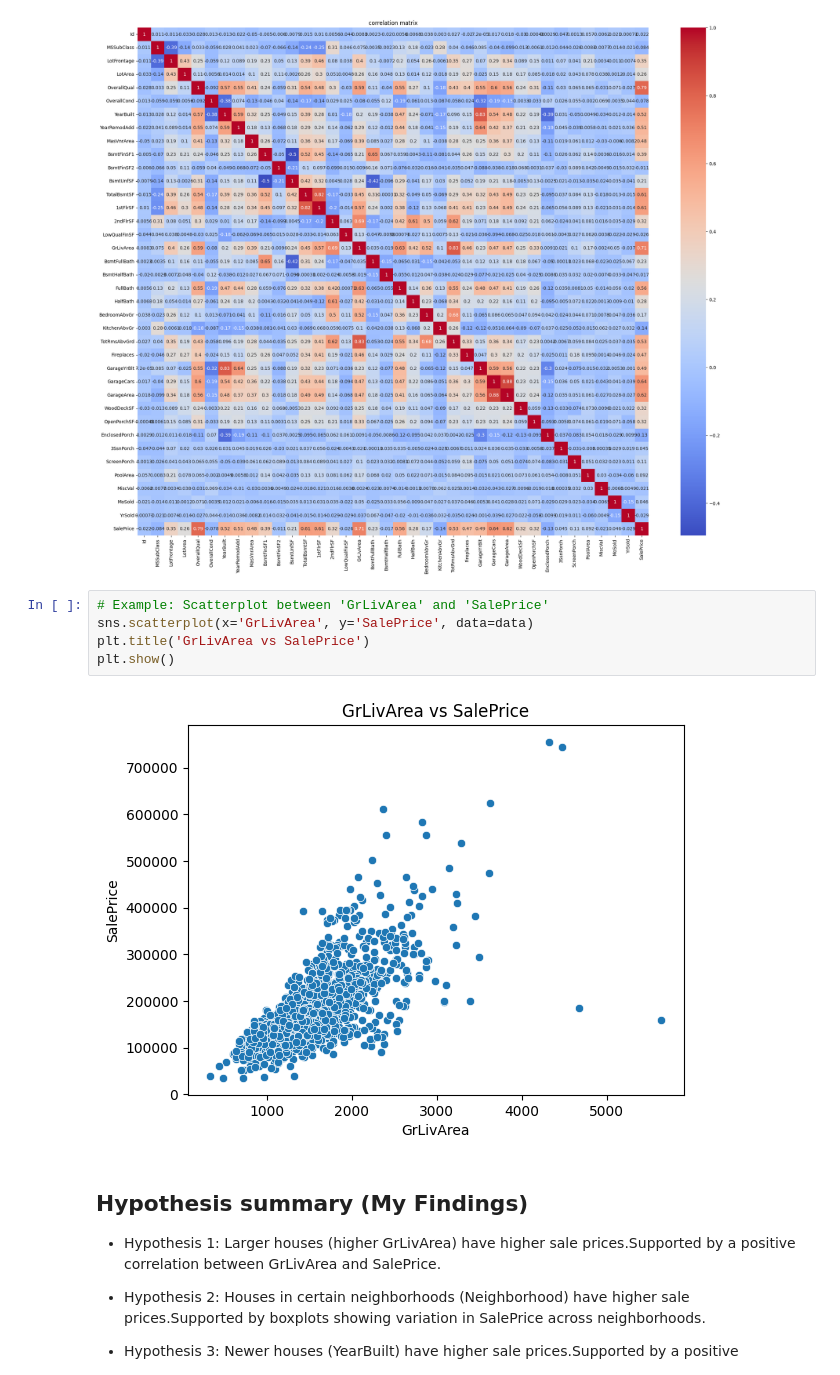
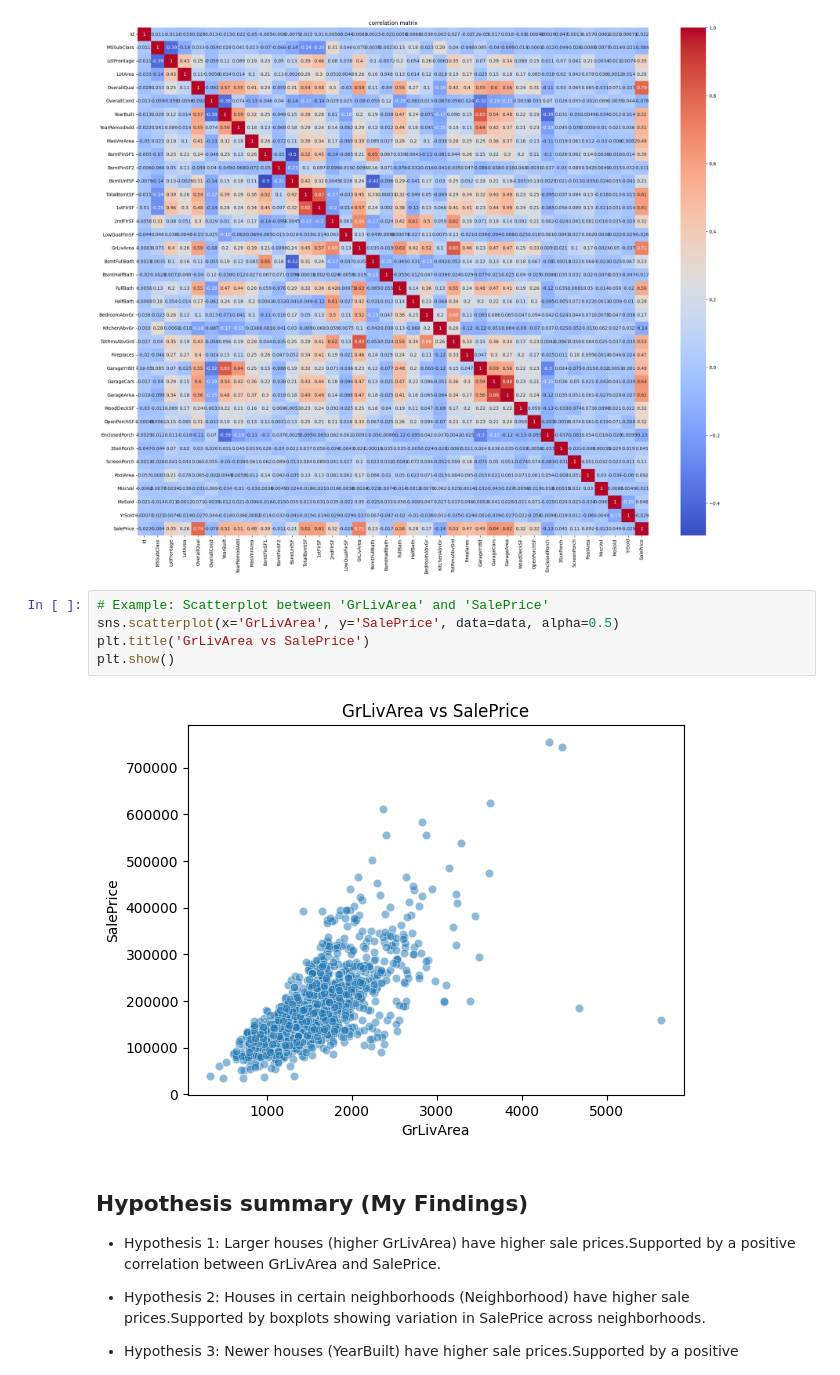
Before and after one commit to RonnyMuthomi/Housing_-Prices_-Competition_for_Kaggle_Learn_Users, a Jupyter notebook: house_price_competion_kaggle.ipynb, the cells around one changed output. Cells and saved outputs as stored; diff of their text form.

```diff
--- a/house_price_competion_kaggle.ipynb
+++ b/house_price_competion_kaggle.ipynb
@@ -169,11 +184,11 @@ plt.show()
 [figure]
 # %%
 # Example: Scatterplot between 'GrLivArea' and 'SalePrice'
-sns.scatterplot(x='GrLivArea', y='SalePrice', data=data)
+sns.scatterplot(x='GrLivArea', y='SalePrice', data=data, alpha=0.5)
 plt.title('GrLivArea vs SalePrice')
 plt.show()
 # %% [output]
-[figure, old version]
+[figure, new version]
 # %% [markdown]
 ## Hypothesis summary (My Findings)
 * Hypothesis 1: Larger houses (higher GrLivArea) have higher sale prices.Supported by a positive correlation between GrLivArea and SalePrice.
```
Also changed, not shown: parts of 30 cells of this notebook.
